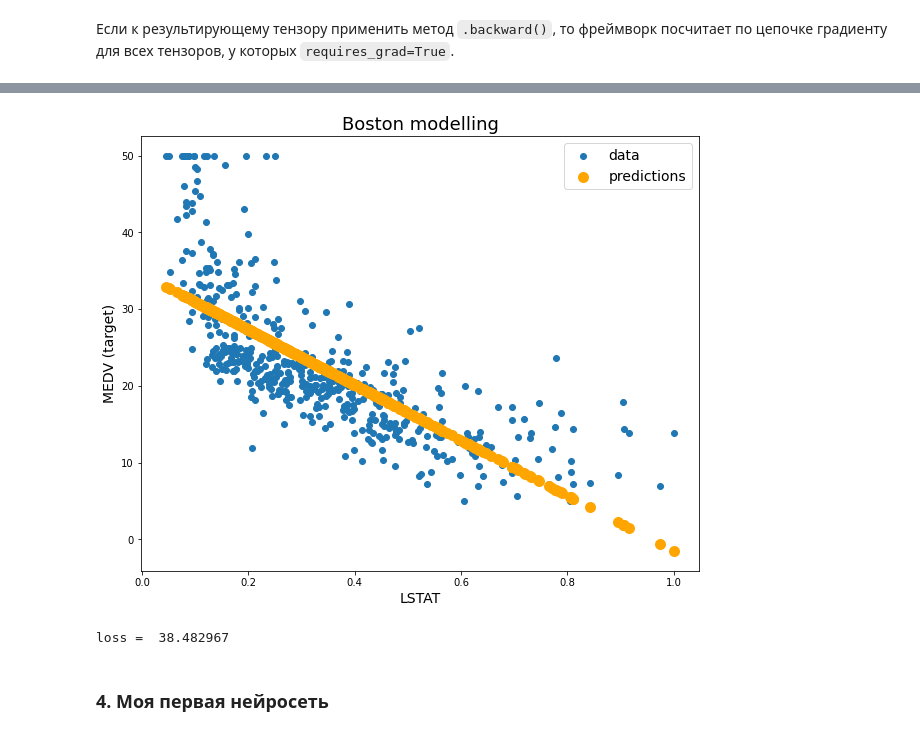
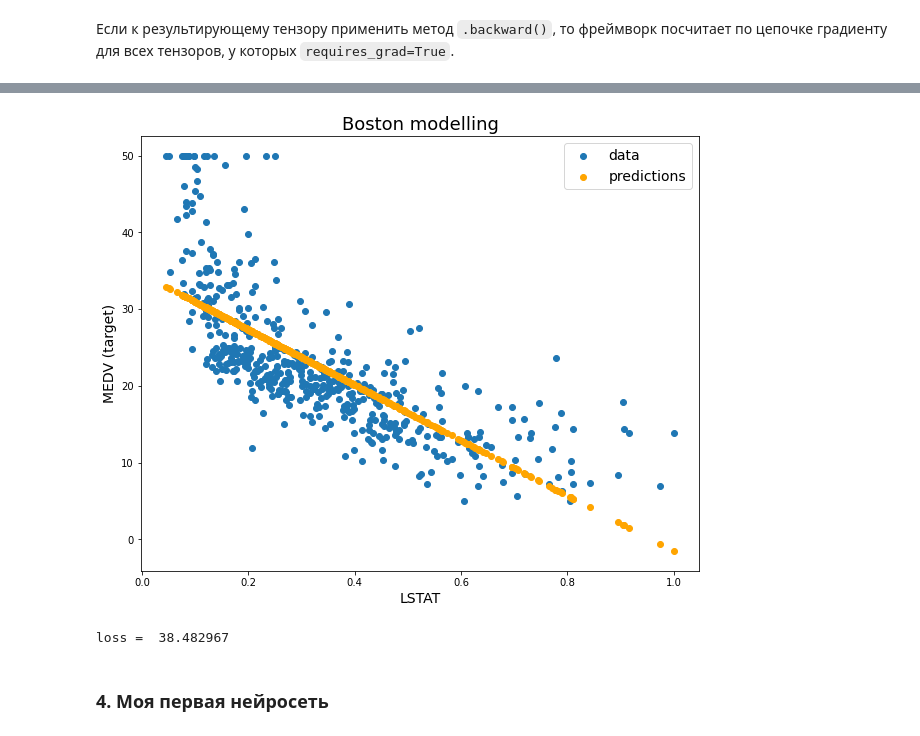
Before and after one commit to SciWake/Deep-Learning, a Jupyter notebook: Deep_learning_hse/seminars/sem01/sem01.ipynb, the cells around one changed output, grey strips where cells are left out. Drawn from its saved outputs; the diff is of its cells as text; code cells hidden in the pictures.

```diff
--- a/Deep_learning_hse/seminars/sem01/sem01.ipynb
+++ b/Deep_learning_hse/seminars/sem01/sem01.ipynb
@@ -326,37 +326,37 @@ from IPython.display import clear_output
 
 for i in range(1000):
     y_pred = w * x + b
     # попробуйте сделать полиномиальную регрессию в данном предсказании и посчитать градиенты после
     loss = torch.mean((y_pred - y)**2)
     loss.backward()
 
     # делаем шаг градиентного спуска с lr = .05
-    w.data -=  0.05 * w.grad# YOUR CODE
-    b.data -=  0.05 * b.grad# YOUR CODE
+    w.data -=  0.05 * w.grad  # YOUR CODE
+    b.data -=  0.05 * b.grad  # YOUR CODE
 
     # обнуляем градиенты, чтобы на следующем шаге опять посчитать и не аккумулировать их
     w.grad.data.zero_()
     b.grad.data.zero_()
 
     # рисуем картинки
     if (i + 1) % 5 == 0:
         clear_output(True)
         plt.figure(figsize=(10,8))
         plt.scatter(x.data.numpy(), y.data.numpy(), label="data")
         plt.scatter(x.data.numpy(), y_pred.data.numpy(),
-                    color="orange", linewidth=5, label="predictions")
+                    color="orange", linewidth=1, label="predictions")
         plt.xlabel("LSTAT", fontsize=14)
         plt.ylabel("MEDV (target)", fontsize=14)
         plt.title("Boston modelling", fontsize=18)
         plt.legend(fontsize=14)
         plt.show()
 
         print("loss = ", loss.data.numpy())
         if loss.data.numpy() < 0.1:
             print("Done!")
             break
 # %% [output]
-[figure, old version]
+[figure, new version]
 loss =  38.482967
 # %% [markdown]
 ### 4. Моя первая нейросеть
```
Also changed, not shown: parts of 31 cells of this notebook.
